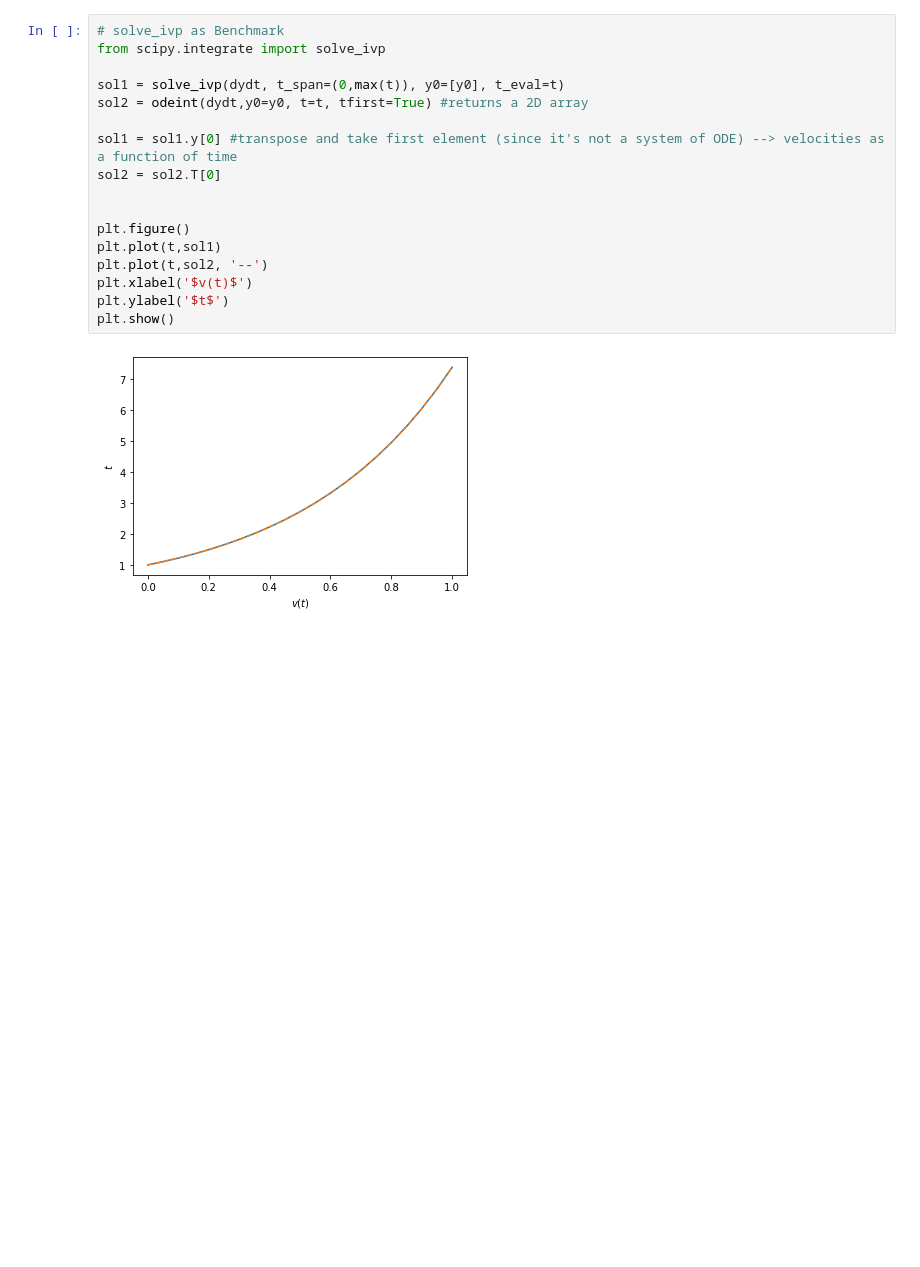
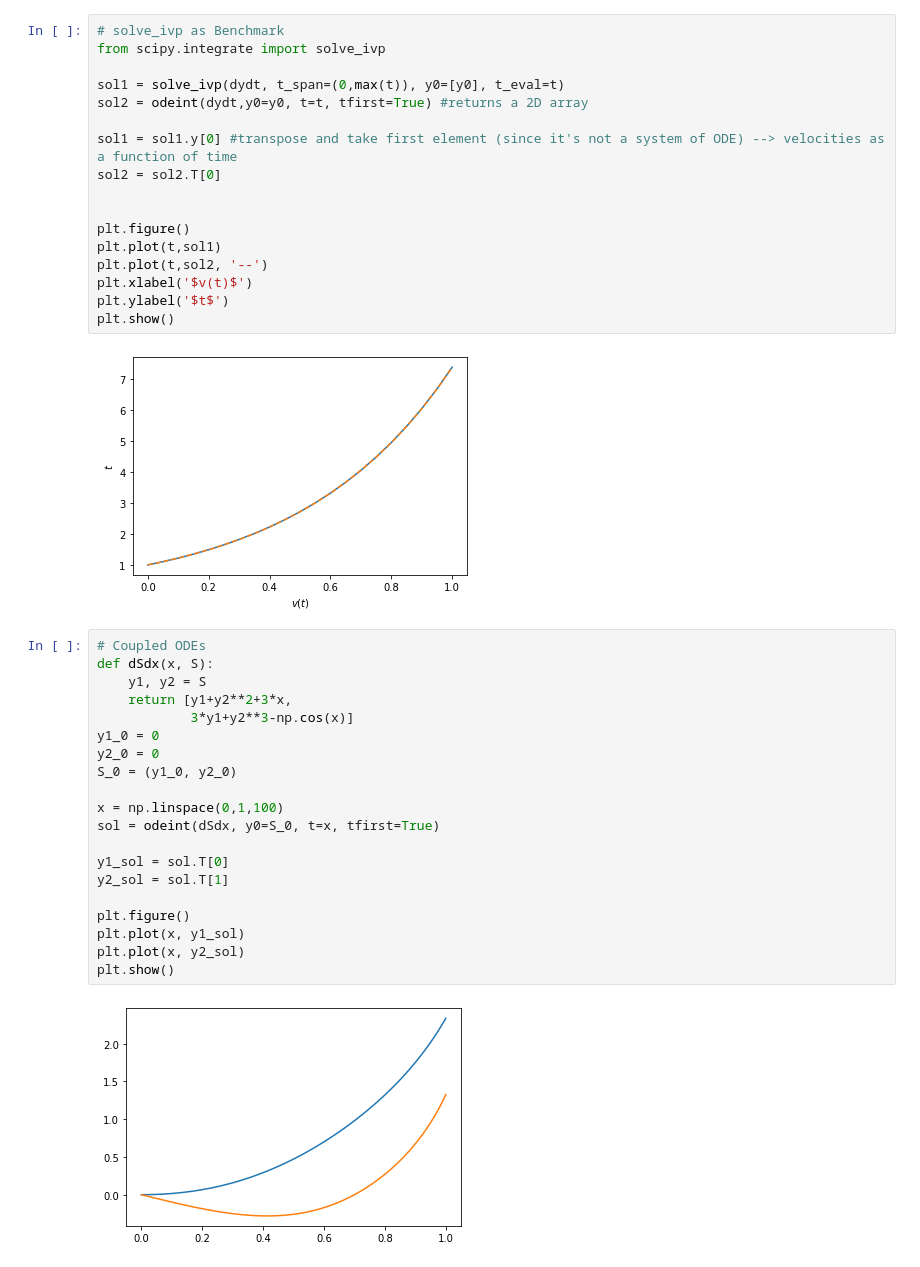
Before and after one commit to tanasr/DeepSolver, a Jupyter notebook: src/ode_solver.ipynb, the cells around one changed output. Drawn from its saved outputs; the diff is of its cells as text; blank space fills up the shorter version.

Commit message:
coupled ODE as example

```diff
--- a/src/ode_solver.ipynb
+++ b/src/ode_solver.ipynb
@@ -249,3 +249,25 @@ plt.ylabel('$t$')
 plt.show()
 # %% [output]
 [figure]
+# %%
+# Coupled ODEs
+def dSdx(x, S):
+    y1, y2 = S
+    return [y1+y2**2+3*x,
+            3*y1+y2**3-np.cos(x)]
+y1_0 = 0
+y2_0 = 0
+S_0 = (y1_0, y2_0)
+
+x = np.linspace(0,1,100)
+sol = odeint(dSdx, y0=S_0, t=x, tfirst=True)
+
+y1_sol = sol.T[0]
+y2_sol = sol.T[1]
+
+plt.figure()
+plt.plot(x, y1_sol)
+plt.plot(x, y2_sol)
+plt.show()
+# %% [output]
+[figure, added]
```
